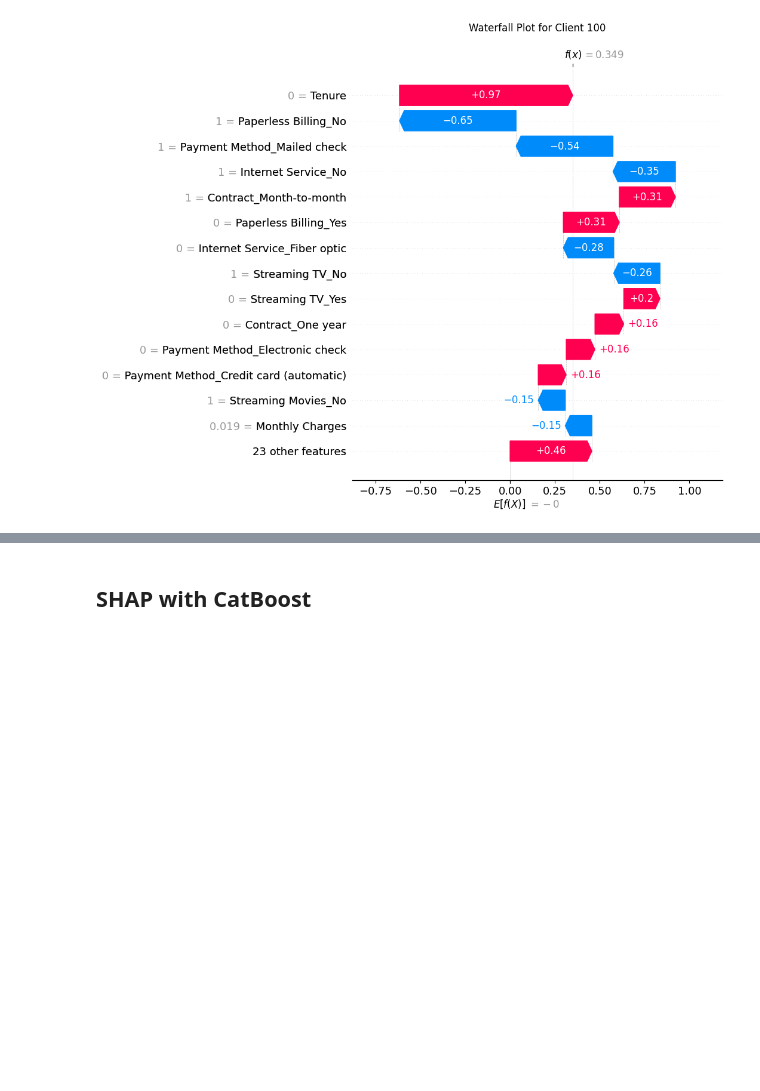
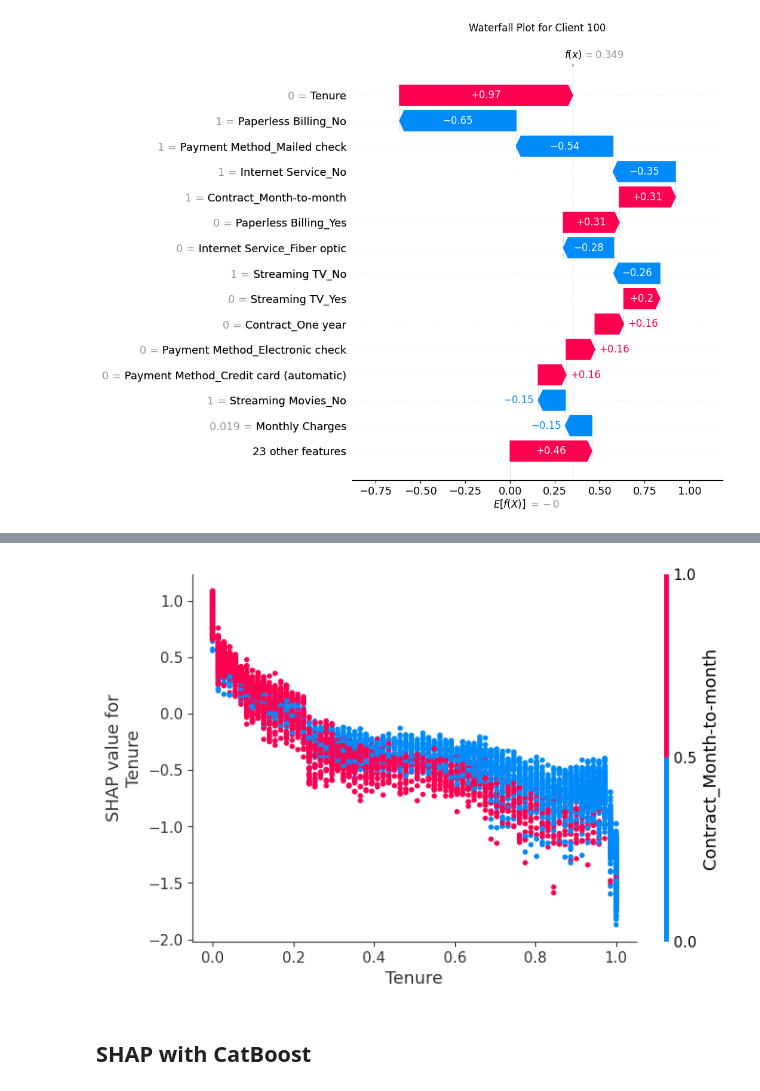
Before and after one commit to Silvano315/Churn-Prediction-with-SHAP, a Jupyter notebook: SHAP.ipynb, the cells around one changed output, grey strips where cells are left out. Saved outputs shown, nothing was run; the diff lists cells and outputs as text; code cells hidden in the pictures; blank space fills up the shorter version.

```diff
--- a/SHAP.ipynb
+++ b/SHAP.ipynb
@@ -154,2 +176,10 @@ shap.waterfall_plot(exp, max_display=15)
+# %%
+# Analysis on features using Dependence plot
+
+feature_name = "Tenure"
+
+shap.dependence_plot(feature_name, shap_df_sorted.values, X, interaction_index='Contract_Month-to-month')
+# %% [output]
+[figure, added]
 # %% [markdown]
 ## SHAP with CatBoost
```
Also changed, not shown: parts of 23 cells of this notebook.
